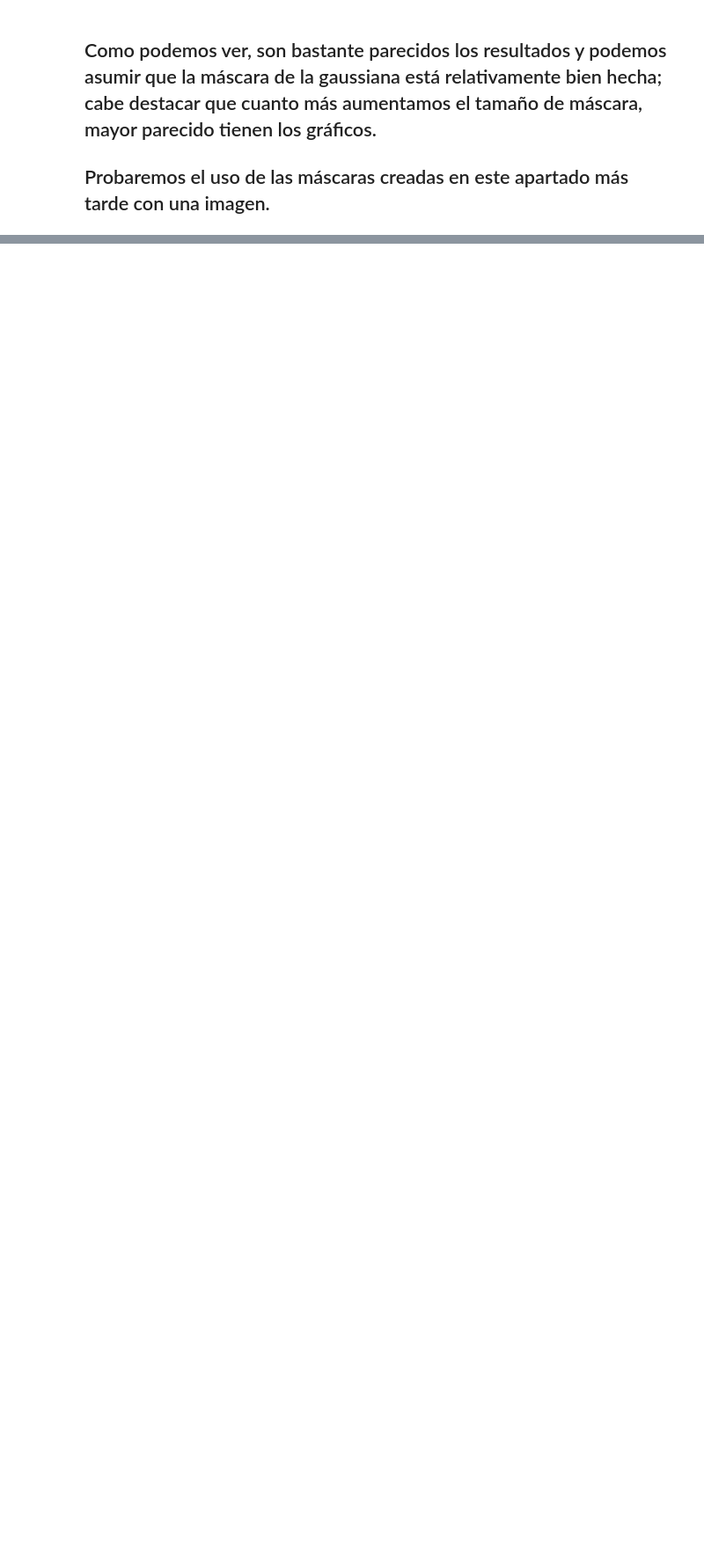
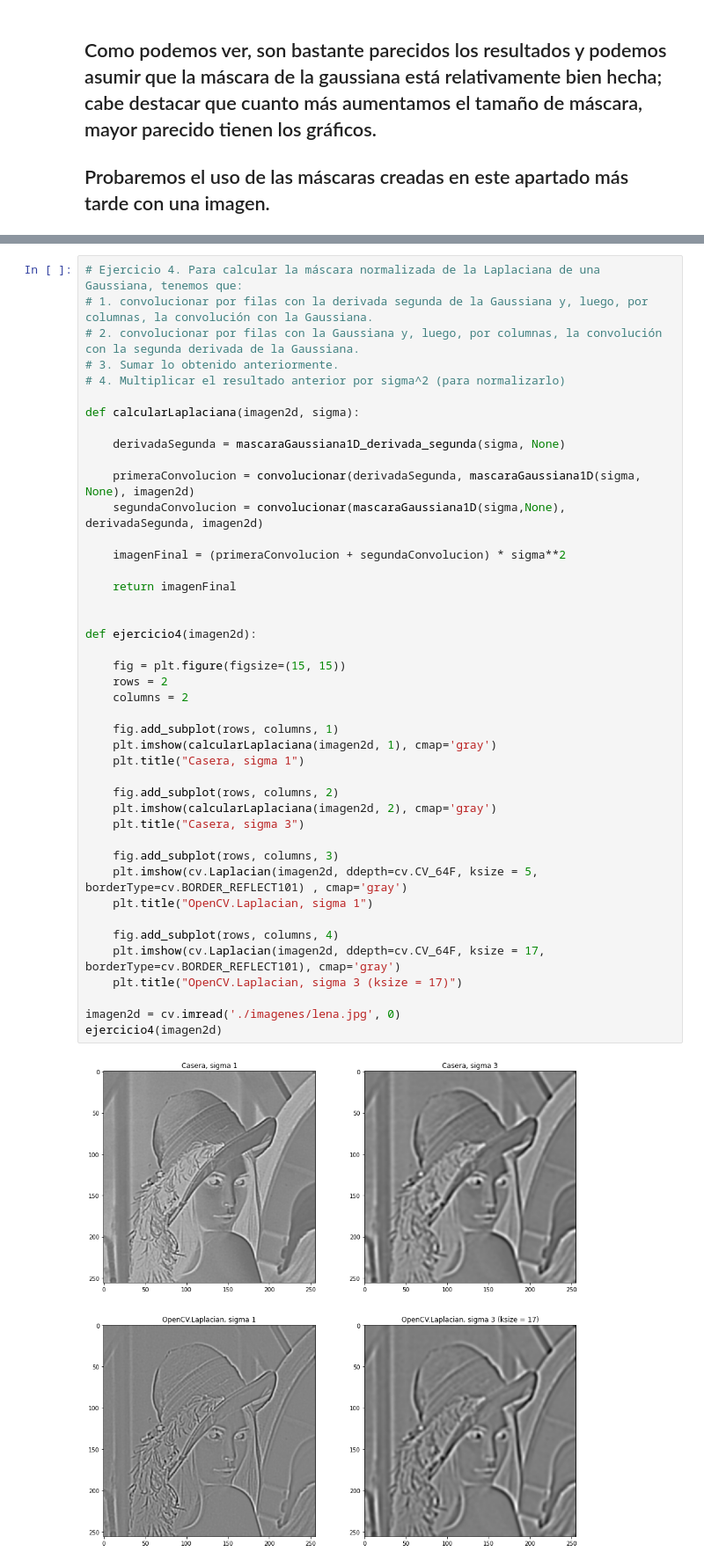
Before and after one commit to jacobocasado/p1VC, a Jupyter notebook: p1_jacobocasado.ipynb, the cells around one changed output, grey strips where cells are left out. Shown at 88% size. Cells and saved outputs as stored; diff of their text form; blank space fills up the shorter version.

Commit message:
pir. laplaciana hecha

```diff
--- a/p1_jacobocasado.ipynb
+++ b/p1_jacobocasado.ipynb
@@ -757,0 +700,45 @@ pintaI(piramide)
+# %%
+# Ejercicio 4. Para calcular la máscara normalizada de la Laplaciana de una Gaussiana, tenemos que:
+# 1. convolucionar por filas con la derivada segunda de la Gaussiana y, luego, por columnas, la convolución con la Gaussiana.
+# 2. convolucionar por filas con la Gaussiana y, luego, por columnas, la convolución con la segunda derivada de la Gaussiana.
+# 3. Sumar lo obtenido anteriormente.
+# 4. Multiplicar el resultado anterior por sigma^2 (para normalizarlo)
+
+def calcularLaplaciana(imagen2d, sigma):
+
+    derivadaSegunda = mascaraGaussiana1D_derivada_segunda(sigma, None)
+
+    primeraConvolucion = convolucionar(derivadaSegunda, mascaraGaussiana1D(sigma, None), imagen2d)
+    segundaConvolucion = convolucionar(mascaraGaussiana1D(sigma,None), derivadaSegunda, imagen2d)
+
+    imagenFinal = (primeraConvolucion + segundaConvolucion) * sigma**2
+
+    return imagenFinal
+
+
+def ejercicio4(imagen2d):
+
+    fig = plt.figure(figsize=(15, 15))
+    rows = 2
+    columns = 2
+
+    fig.add_subplot(rows, columns, 1)
+    plt.imshow(calcularLaplaciana(imagen2d, 1), cmap='gray')
+    plt.title("Casera, sigma 1")
+
+    fig.add_subplot(rows, columns, 2)
+    plt.imshow(calcularLaplaciana(imagen2d, 2), cmap='gray')
+    plt.title("Casera, sigma 3")
+
+    fig.add_subplot(rows, columns, 3)
+    plt.imshow(cv.Laplacian(imagen2d, ddepth=cv.CV_64F, ksize = 5, borderType=cv.BORDER_REFLECT101) , cmap='gray')
+    plt.title("OpenCV.Laplacian, sigma 1")
+
+    fig.add_subplot(rows, columns, 4)
+    plt.imshow(cv.Laplacian(imagen2d, ddepth=cv.CV_64F, ksize = 17, borderType=cv.BORDER_REFLECT101), cmap='gray')
+    plt.title("OpenCV.Laplacian, sigma 3 (ksize = 17)")
+
+imagen2d = cv.imread('./imagenes/lena.jpg', 0)
+ejercicio4(imagen2d)
+# %% [output]
+[figure, added]
```
Also changed, not shown: parts of 52 cells of this notebook, 1 other file.
